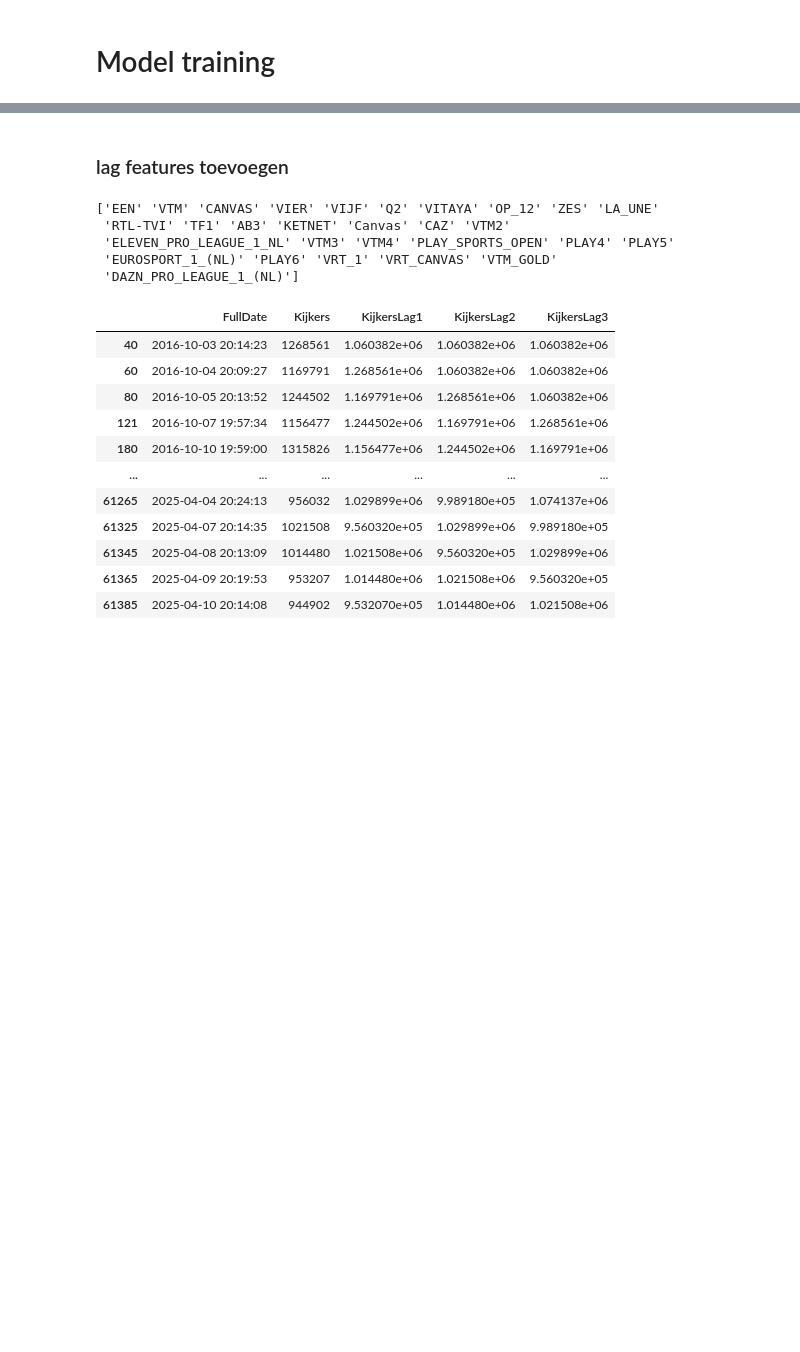
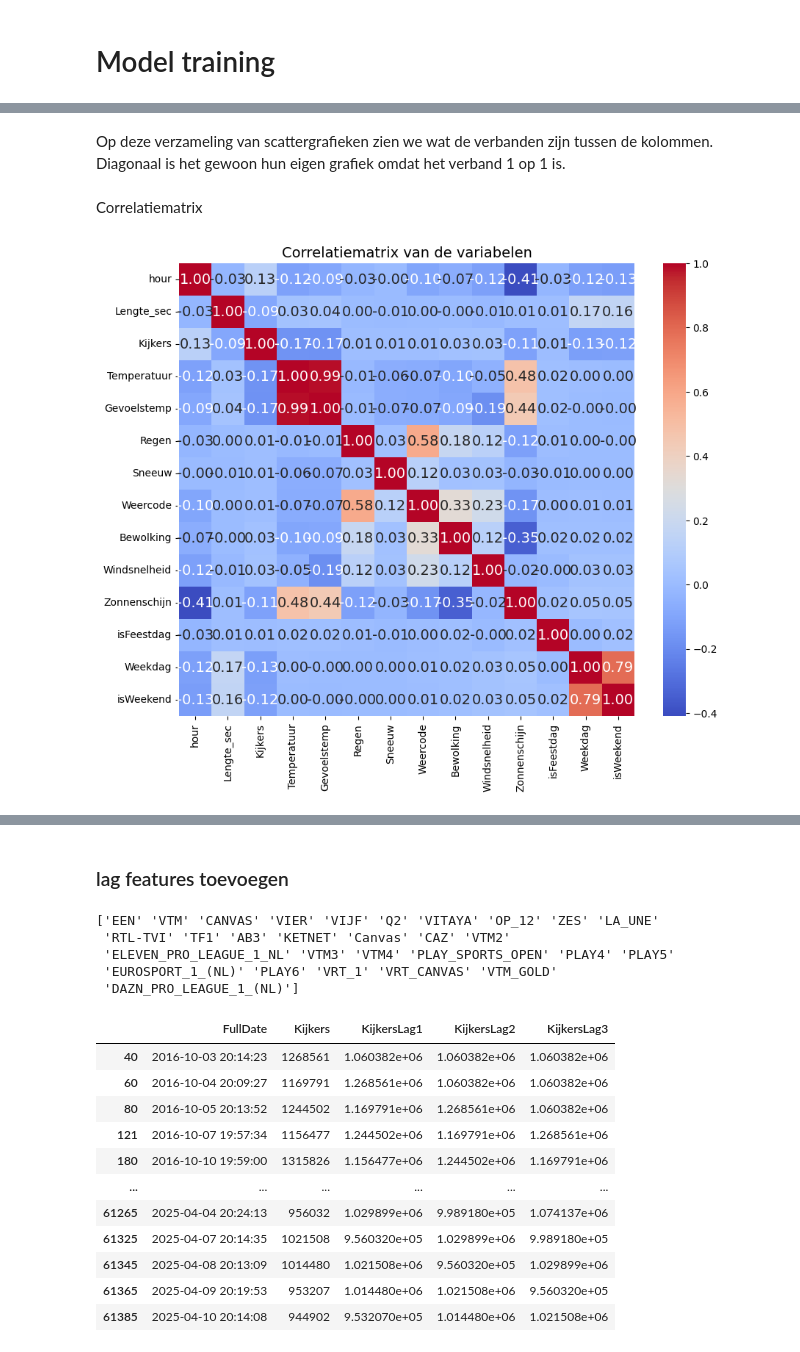
Before and after one commit to zhebii/ML_project_kijkcijfers, a Jupyter notebook: full_ipynb.ipynb, the cells around one changed output, grey strips where cells are left out. Drawn from its saved outputs; the diff is of its cells as text; code cells hidden in the pictures; blank space fills up the shorter version.

```diff
--- a/full_ipynb.ipynb
+++ b/full_ipynb.ipynb
@@ -344,0 +374,13 @@ cleanData.sample(5)
+# %% [markdown]
+Op deze verzameling van scattergrafieken zien we wat de verbanden zijn tussen de kolommen. Diagonaal is het gewoon hun eigen grafiek omdat het verband 1 op 1 is.
+# %% [markdown]
+Correlatiematrix
+# %%
+num = cleanData.select_dtypes(include=[np.number])
+corr = num.corr()
+plt.figure(figsize=(10, 8))
+sns.heatmap(corr, annot=True, cmap='coolwarm', fmt=".2f")
+plt.title("Correlatiematrix van de variabelen")
+plt.show()
+# %% [output]
+[figure, added]
```
Also changed, not shown: parts of 44 cells of this notebook, 9 other files.
